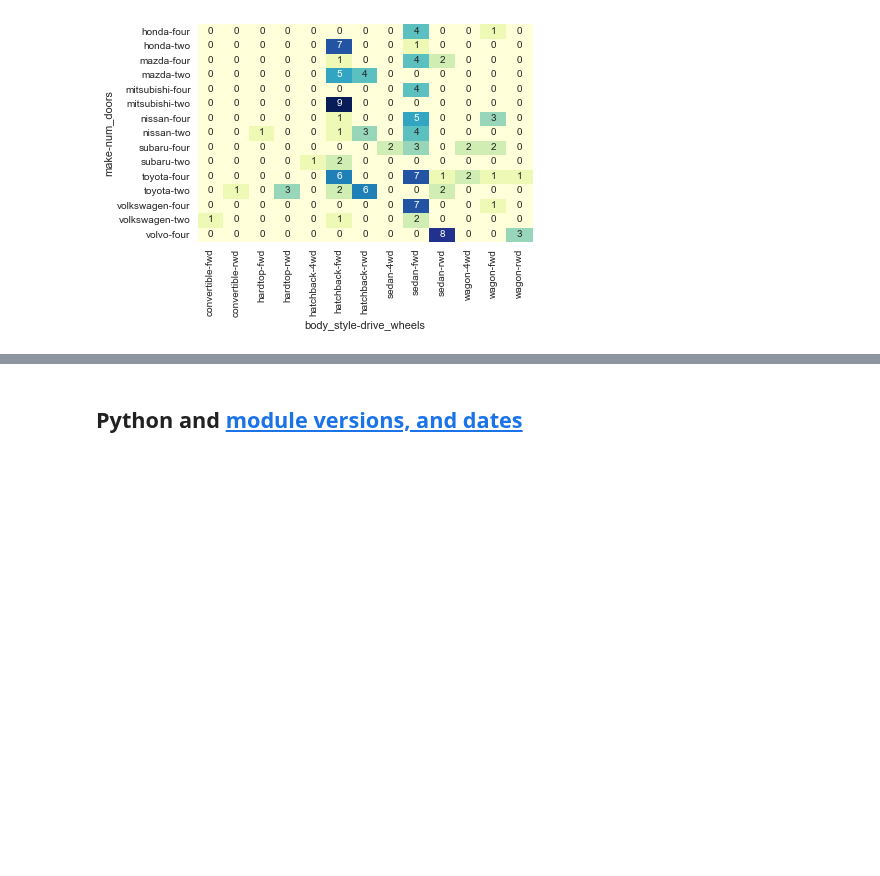
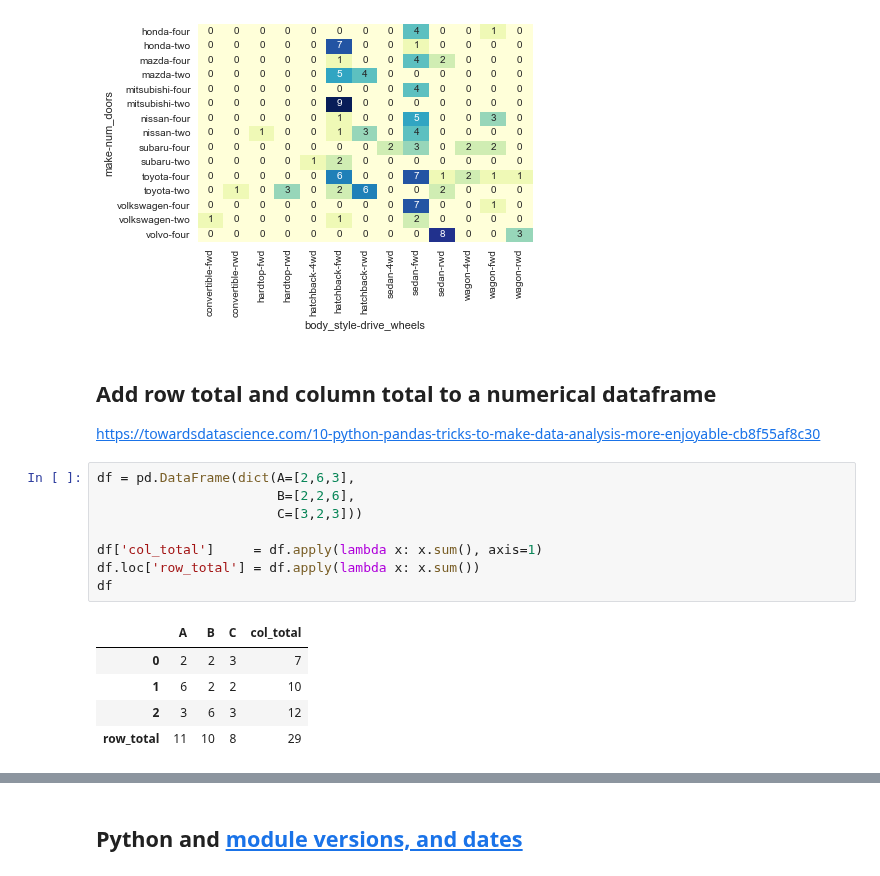
Before and after one commit to NelisW/PythonNotesToSelf, a Jupyter notebook: pandas/PandasCheatSheet.ipynb, the cells around one changed output, grey strips where cells are left out. Cells and saved outputs as stored; diff of their text form; blank space fills up the shorter version.

Commit message:
Added additional pandas examples

```diff
--- a/pandas/PandasCheatSheet.ipynb
+++ b/pandas/PandasCheatSheet.ipynb
@@ -3586,3 +3718,21 @@ sns.heatmap(pd.crosstab([df.make, df.num_doors], [df.body_style, df.drive_wheels
             cmap="YlGnBu", annot=True, cbar=False);
 # %% [output]
 [figure]
+# %% [markdown]
+## Add row total and column total to a numerical dataframe
+
+https://towardsdatascience.com/10-python-pandas-tricks-to-make-data-analysis-more-enjoyable-cb8f55af8c30
+# %%
+df = pd.DataFrame(dict(A=[2,6,3],
+                       B=[2,2,6],
+                       C=[3,2,3]))
+
+df['col_total']     = df.apply(lambda x: x.sum(), axis=1)
+df.loc['row_total'] = df.apply(lambda x: x.sum())
+df
+# %% [output]
+|  | A | B | C | col_total |
+| 0 | 2 | 2 | 3 | 7 |
+| 1 | 6 | 2 | 2 | 10 |
+| 2 | 3 | 6 | 3 | 12 |
+| row_total | 11 | 10 | 8 | 29 |
```
Also changed, not shown: parts of 16 cells of this notebook.
